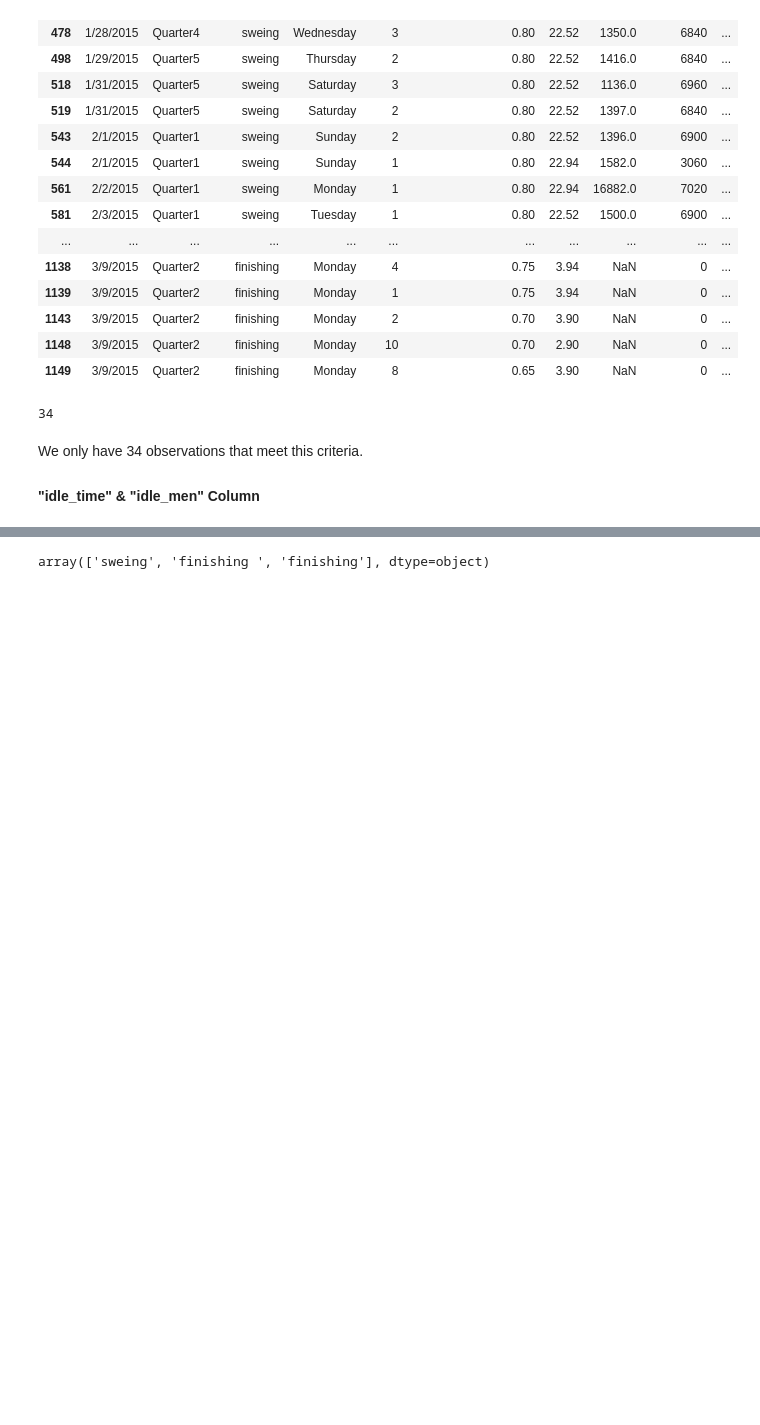
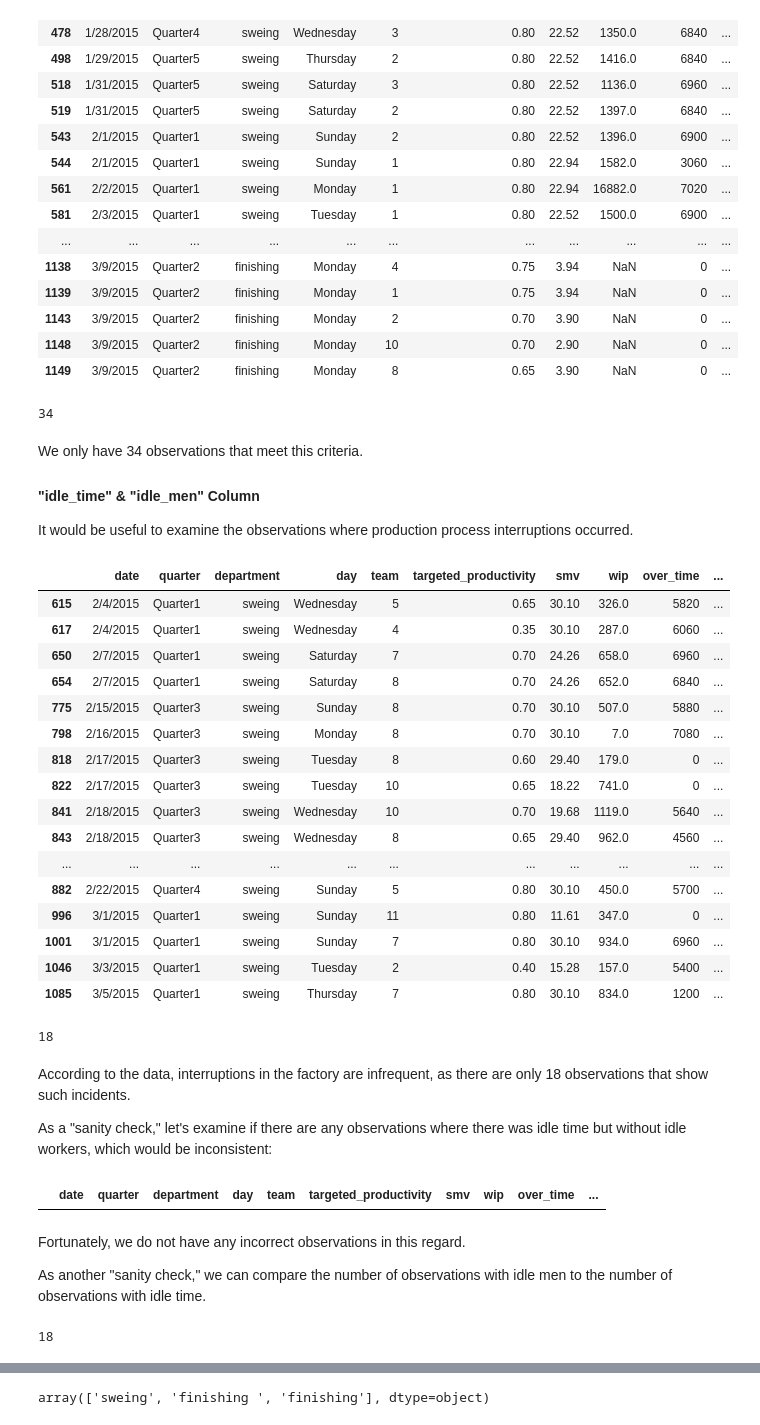
Before and after one commit to MuhammadAwon/datascience-projects, a Jupyter notebook: Projects/classifying-employee-productivity/employee-productivity.ipynb, the cells around one changed output, grey strips where cells are left out. Cells and saved outputs as stored; diff of their text form; code cells hidden in the pictures; blank space fills up the shorter version.

```diff
--- a/Projects/classifying-employee-productivity/employee-productivity.ipynb
+++ b/Projects/classifying-employee-productivity/employee-productivity.ipynb
@@ -668,3 +668,45 @@ len(df[df['incentive'] > 100])
 We only have 34 observations that meet this criteria.
 
 #### "idle_time" & "idle_men" Column
+
+It would be useful to examine the observations where production process interruptions occurred.
+# %%
+df[df['idle_time'] > 0]
+# %% [output]
+|  | date | quarter | department | day | team | targeted_productivity | smv | wip | over_time | ... |
+| 615 | 2/4/2015 | Quarter1 | sweing | Wednesday | 5 | 0.65 | 30.10 | 326.0 | 5820 | ... |
+| 617 | 2/4/2015 | Quarter1 | sweing | Wednesday | 4 | 0.35 | 30.10 | 287.0 | 6060 | ... |
+| 650 | 2/7/2015 | Quarter1 | sweing | Saturday | 7 | 0.70 | 24.26 | 658.0 | 6960 | ... |
+| 654 | 2/7/2015 | Quarter1 | sweing | Saturday | 8 | 0.70 | 24.26 | 652.0 | 6840 | ... |
+| 775 | 2/15/2015 | Quarter3 | sweing | Sunday | 8 | 0.70 | 30.10 | 507.0 | 5880 | ... |
+| 798 | 2/16/2015 | Quarter3 | sweing | Monday | 8 | 0.70 | 30.10 | 7.0 | 7080 | ... |
+| 818 | 2/17/2015 | Quarter3 | sweing | Tuesday | 8 | 0.60 | 29.40 | 179.0 | 0 | ... |
+| 822 | 2/17/2015 | Quarter3 | sweing | Tuesday | 10 | 0.65 | 18.22 | 741.0 | 0 | ... |
+| 841 | 2/18/2015 | Quarter3 | sweing | Wednesday | 10 | 0.70 | 19.68 | 1119.0 | 5640 | ... |
+| 843 | 2/18/2015 | Quarter3 | sweing | Wednesday | 8 | 0.65 | 29.40 | 962.0 | 4560 | ... |
+| ... | ... | ... | ... | ... | ... | ... | ... | ... | ... | ... |
+| 882 | 2/22/2015 | Quarter4 | sweing | Sunday | 5 | 0.80 | 30.10 | 450.0 | 5700 | ... |
+| 996 | 3/1/2015 | Quarter1 | sweing | Sunday | 11 | 0.80 | 11.61 | 347.0 | 0 | ... |
+| 1001 | 3/1/2015 | Quarter1 | sweing | Sunday | 7 | 0.80 | 30.10 | 934.0 | 6960 | ... |
+| 1046 | 3/3/2015 | Quarter1 | sweing | Tuesday | 2 | 0.40 | 15.28 | 157.0 | 5400 | ... |
+| 1085 | 3/5/2015 | Quarter1 | sweing | Thursday | 7 | 0.80 | 30.10 | 834.0 | 1200 | ... |
+# %%
+len(df[df['idle_time'] > 0])
+# %% [output]
+18
+# %% [markdown]
+According to the data, interruptions in the factory are infrequent, as there are only 18 observations that show such incidents.
+
+As a "sanity check," let's examine if there are any observations where there was idle time but without idle workers, which would be inconsistent:
+# %%
+df[(df['idle_time'] > 0) & (df['idle_men'] == 0)]
+# %% [output]
+|  | date | quarter | department | day | team | targeted_productivity | smv | wip | over_time | ... |
+# %% [markdown]
+Fortunately, we do not have any incorrect observations in this regard.
+
+As another "sanity check," we can compare the number of observations with idle men to the number of observations with idle time.
+# %%
+len(df[df['idle_men'] > 0])
+# %% [output]
+18
```
Also changed, not shown: parts of 40 cells of this notebook, 1 other file.
